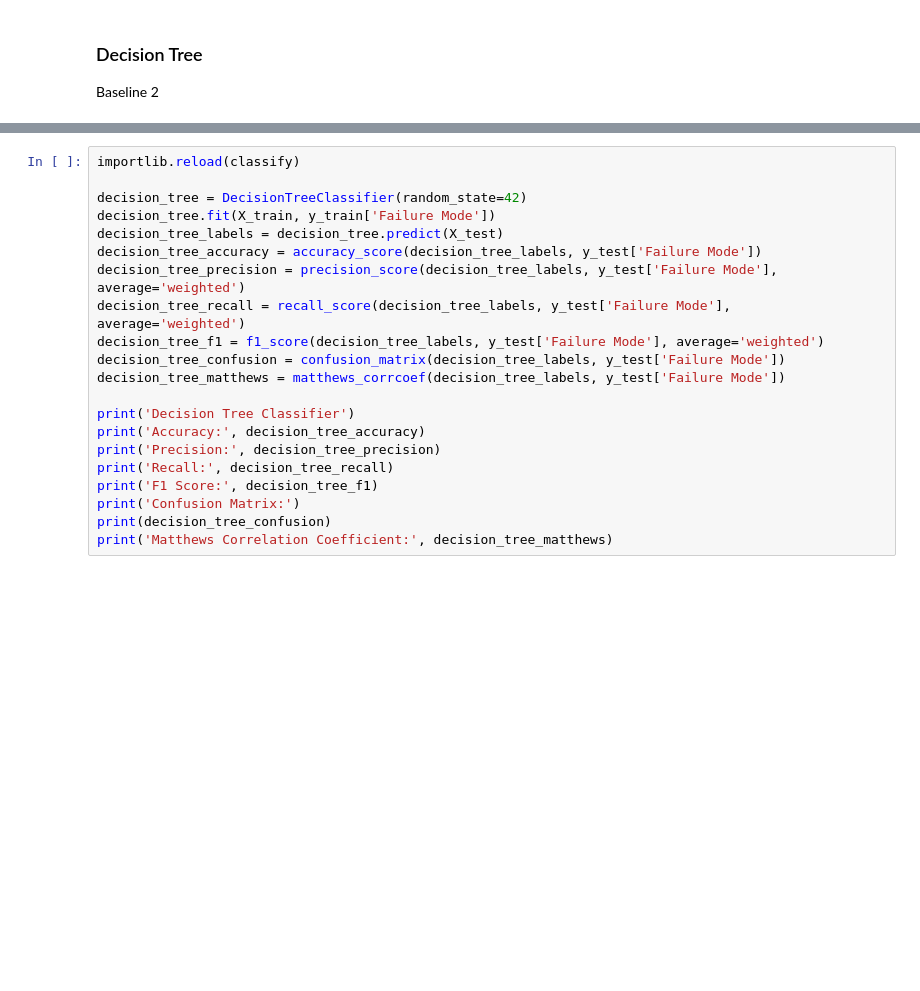
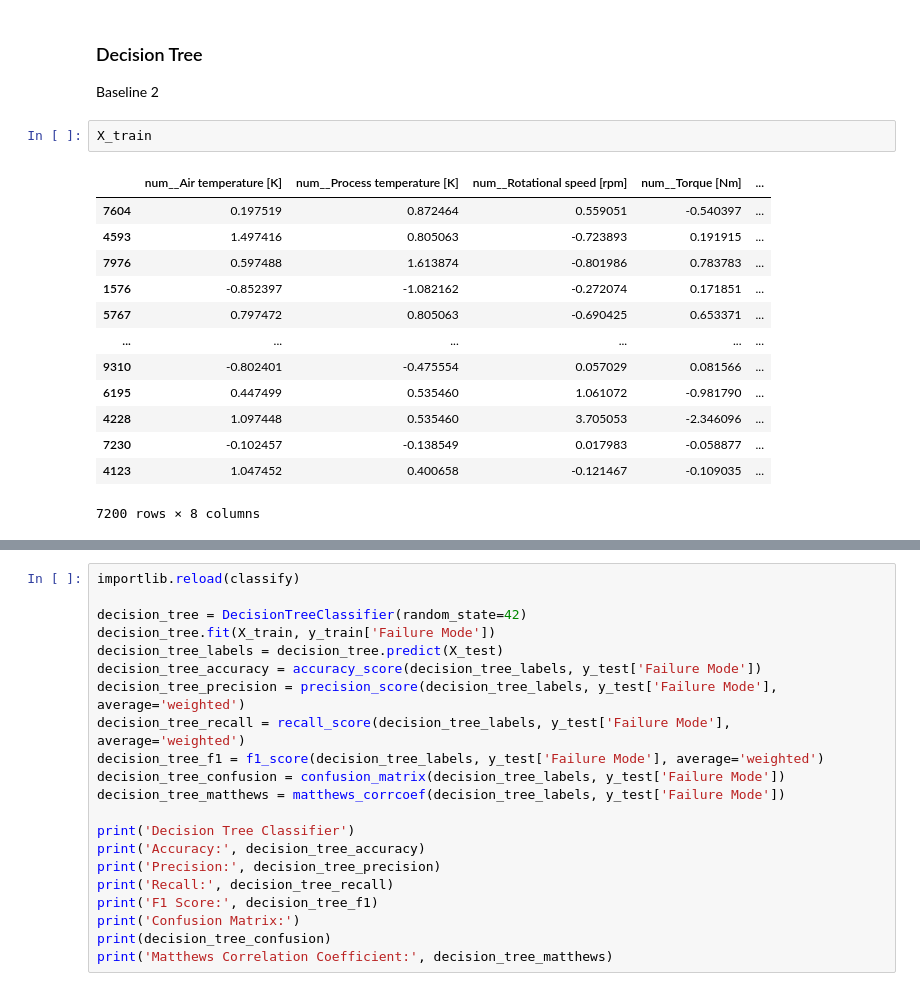
Before and after one commit to ascharie/CS349---Group8, a Jupyter notebook: Final Project/Main.ipynb, the cells around one changed output, grey strips where cells are left out. Saved outputs shown, nothing was run; the diff lists cells and outputs as text; blank space fills up the shorter version.

```diff
--- a/Final Project/Main.ipynb
+++ b/Final Project/Main.ipynb
@@ -230,3 +244,19 @@ Matthews Correlation Coefficient: 0.0
 # %% [markdown]
 ### Decision Tree
 Baseline 2
+# %%
+X_train
+# %% [output]
+|  | num__Air temperature [K] | num__Process temperature [K] | num__Rotational speed [rpm] | num__Torque [Nm] | ... |
+| 7604 | 0.197519 | 0.872464 | 0.559051 | -0.540397 | ... |
+| 4593 | 1.497416 | 0.805063 | -0.723893 | 0.191915 | ... |
+| 7976 | 0.597488 | 1.613874 | -0.801986 | 0.783783 | ... |
+| 1576 | -0.852397 | -1.082162 | -0.272074 | 0.171851 | ... |
+| 5767 | 0.797472 | 0.805063 | -0.690425 | 0.653371 | ... |
+| ... | ... | ... | ... | ... | ... |
+| 9310 | -0.802401 | -0.475554 | 0.057029 | 0.081566 | ... |
+| 6195 | 0.447499 | 0.535460 | 1.061072 | -0.981790 | ... |
+| 4228 | 1.097448 | 0.535460 | 3.705053 | -2.346096 | ... |
+| 7230 | -0.102457 | -0.138549 | 0.017983 | -0.058877 | ... |
+| 4123 | 1.047452 | 0.400658 | -0.121467 | -0.109035 | ... |
+7200 rows × 8 columns
```
Also changed, not shown: parts of 5 cells of this notebook, 4 other files.
